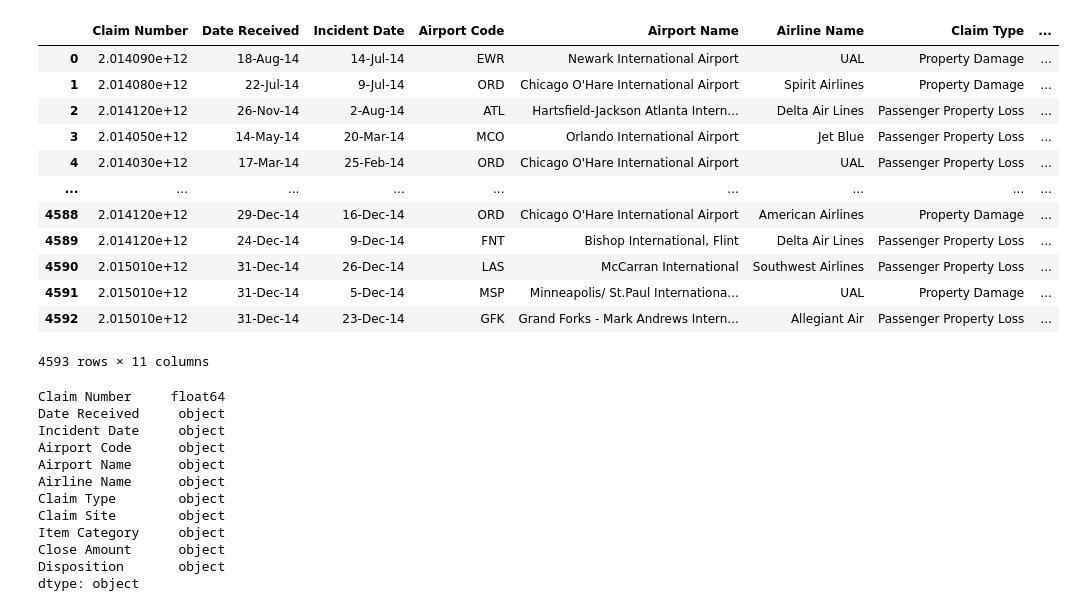
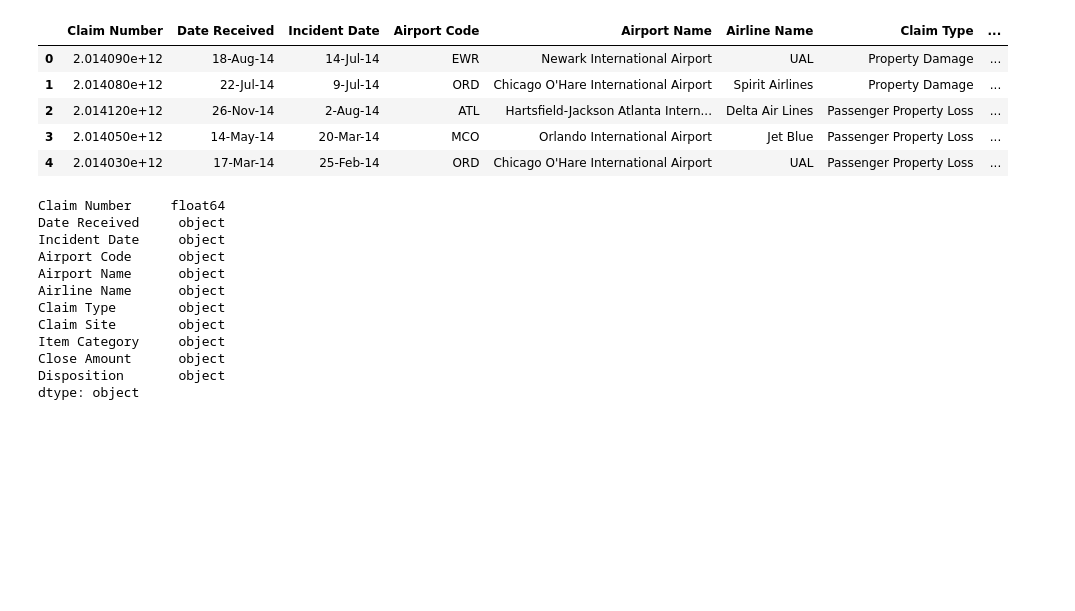
Before and after one commit to billywkim/Air_Travel_Analysis, a Jupyter notebook: Security_Delays/security_delays.ipynb, the cells around one changed output. Drawn from its saved outputs; the diff is of its cells as text; code cells hidden in the pictures; blank space fills up the shorter version.

Commit message:
adding to security file.

```diff
--- a/Security_Delays/security_delays.ipynb
+++ b/Security_Delays/security_delays.ipynb
@@ -11,23 +11,16 @@ security_data_to_load = "../Resources/security_data_set.csv"
 # %%
 # Read the school data file and store it in a Pandas DataFrame:
 
 security_df = pd.read_csv(security_data_to_load)
 
-security_df
+security_df.head()
 # %% [output]
 |  | Claim Number | Date Received | Incident Date | Airport Code | Airport Name | Airline Name | Claim Type | ... |
 | 0 | 2.014090e+12 | 18-Aug-14 | 14-Jul-14 | EWR | Newark International Airport | UAL | Property Damage | ... |
 | 1 | 2.014080e+12 | 22-Jul-14 | 9-Jul-14 | ORD | Chicago O'Hare International Airport | Spirit Airlines | Property Damage | ... |
 | 2 | 2.014120e+12 | 26-Nov-14 | 2-Aug-14 | ATL | Hartsfield-Jackson Atlanta Intern... | Delta Air Lines | Passenger Property Loss | ... |
 | 3 | 2.014050e+12 | 14-May-14 | 20-Mar-14 | MCO | Orlando International Airport | Jet Blue | Passenger Property Loss | ... |
 | 4 | 2.014030e+12 | 17-Mar-14 | 25-Feb-14 | ORD | Chicago O'Hare International Airport | UAL | Passenger Property Loss | ... |
-| ... | ... | ... | ... | ... | ... | ... | ... | ... |
-| 4588 | 2.014120e+12 | 29-Dec-14 | 16-Dec-14 | ORD | Chicago O'Hare International Airport | American Airlines | Property Damage | ... |
-| 4589 | 2.014120e+12 | 24-Dec-14 | 9-Dec-14 | FNT | Bishop International, Flint | Delta Air Lines | Passenger Property Loss | ... |
-| 4590 | 2.015010e+12 | 31-Dec-14 | 26-Dec-14 | LAS | McCarran International | Southwest Airlines | Passenger Property Loss | ... |
-| 4591 | 2.015010e+12 | 31-Dec-14 | 5-Dec-14 | MSP | Minneapolis/ St.Paul Internationa... | UAL | Property Damage | ... |
-| 4592 | 2.015010e+12 | 31-Dec-14 | 23-Dec-14 | GFK | Grand Forks - Mark Andrews Intern... | Allegiant Air | Passenger Property Loss | ... |
-4593 rows × 11 columns
 # %%
 # Check data types:
 
```
